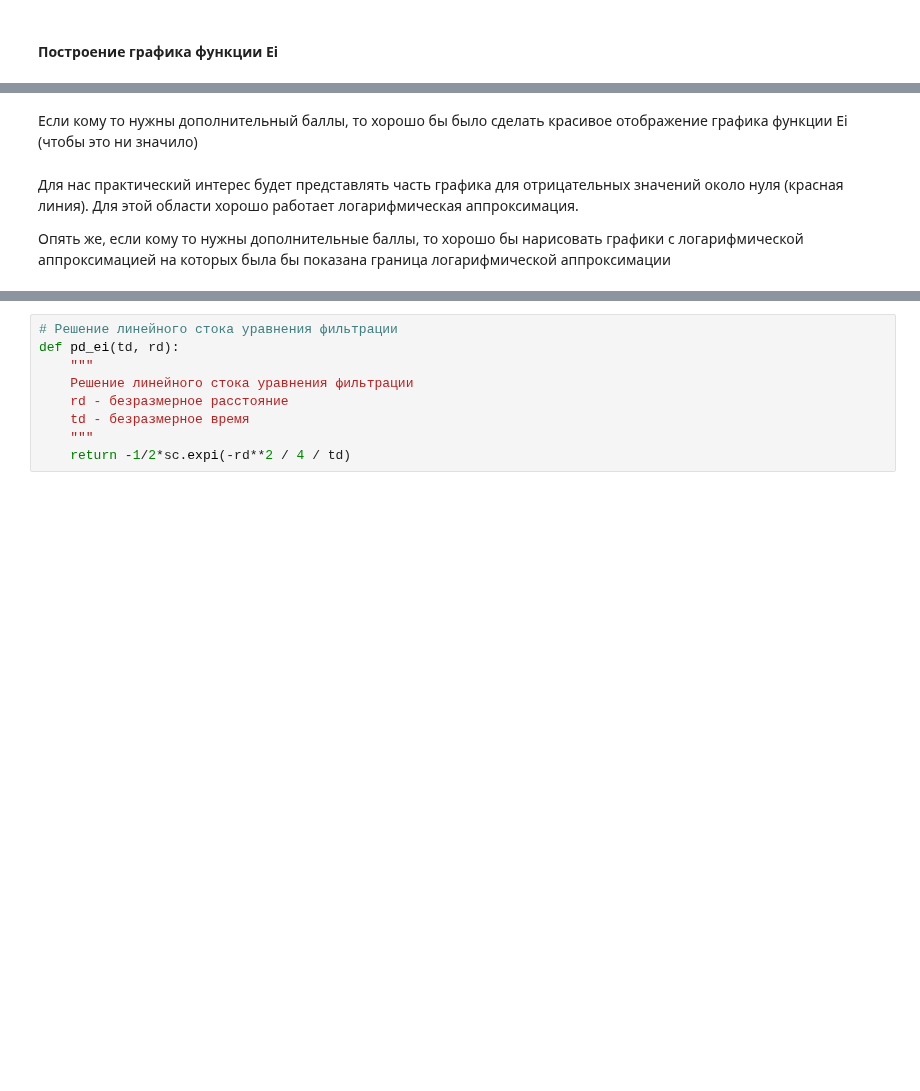
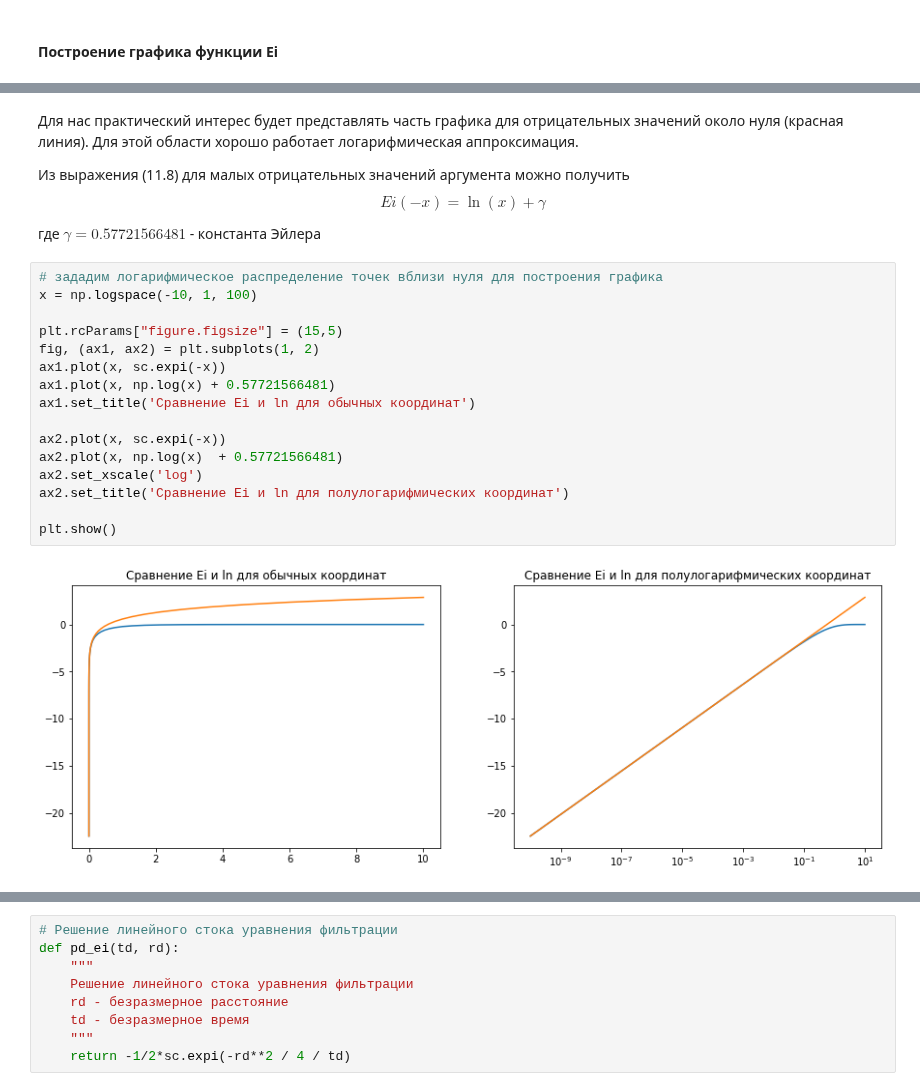
Before and after one commit to khabibullinra/welltest_examples, a Jupyter notebook: jupyter/11_transient_line_source_solution_Ei.ipynb, the cells around one changed output, grey strips where cells are left out. Drawn from its saved outputs; the diff is of its cells as text; blank space fills up the shorter version.

```diff
--- a/jupyter/11_transient_line_source_solution_Ei.ipynb
+++ b/jupyter/11_transient_line_source_solution_Ei.ipynb
@@ -268,9 +320,31 @@ plt.ylabel("Ei(x)")
 plt.show()
 # %% [output]
 [figure]
-# %% [markdown]
-Если кому то нужны дополнительный баллы, то хорошо бы было сделать красивое отображение графика функции Ei (чтобы это ни значило)
 # %% [markdown]
 Для нас практический интерес будет представлять часть графика для отрицательных значений около нуля (красная линия). Для этой области хорошо работает логарифмическая аппроксимация.
 
-Опять же, если кому то нужны дополнительные баллы, то хорошо бы нарисовать графики с логарифмической аппроксимацией на которых была бы показана граница логарифмической аппроксимации
+Из выражения (11.8) для малых отрицательных значений аргумента можно получить
+$$
+Ei(-x) = \ln(x) + \gamma
+\tag{11.19}
+$$
+
+где $\gamma = 0.57721566481$ - константа Эйлера
+# %%
+# зададим логарифмическое распределение точек вблизи нуля для построения графика
+x = np.logspace(-10, 1, 100)
+
+plt.rcParams["figure.figsize"] = (15,5)
+fig, (ax1, ax2) = plt.subplots(1, 2)
+ax1.plot(x, sc.expi(-x))
+ax1.plot(x, np.log(x) + 0.57721566481)
+ax1.set_title('Сравнение Ei и ln для обычных координат')
+
+ax2.plot(x, sc.expi(-x))
+ax2.plot(x, np.log(x)  + 0.57721566481)
+ax2.set_xscale('log')
+ax2.set_title('Сравнение Ei и ln для полулогарифмических координат')
+
+plt.show()
+# %% [output]
+[figure, added]
```
Also changed, not shown: parts of 16 cells of this notebook, 4 other files.
